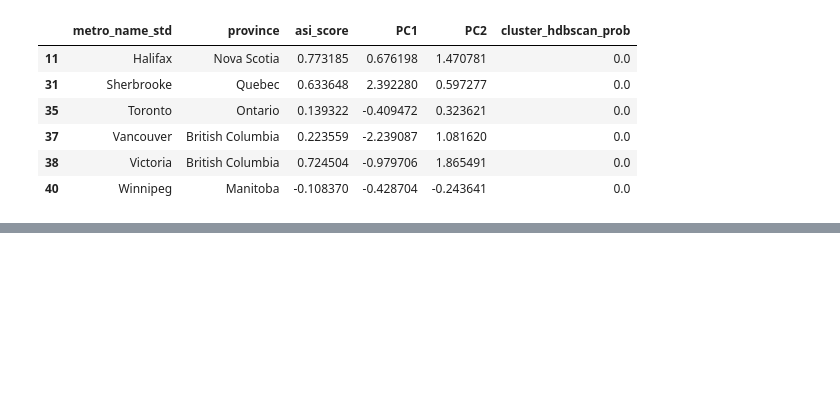
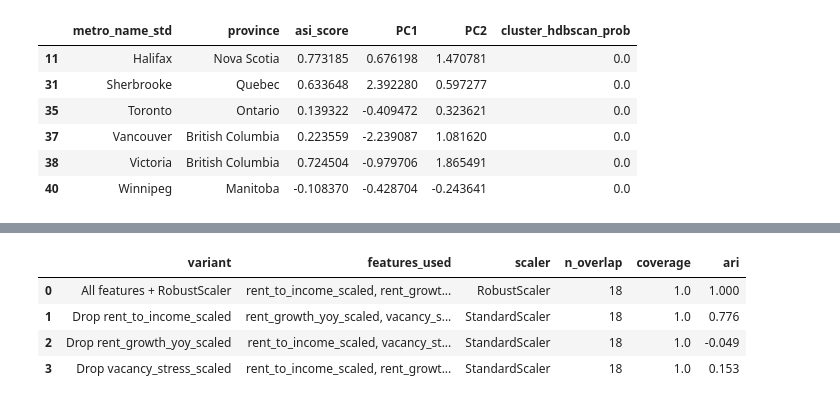
Before and after one commit to ajharris/housing-affordability, a Jupyter notebook: notebooks/06_clustering.ipynb, the cells around one changed output, grey strips where cells are left out. Cells and saved outputs as stored; diff of their text form; code cells hidden in the pictures; blank space fills up the shorter version.

```diff
--- a/notebooks/06_clustering.ipynb
+++ b/notebooks/06_clustering.ipynb
@@ -541,0 +551,56 @@ else:
+# %%
+def evaluate_variant(feature_subset, scaler_cls, variant_name):
+    variant_df = df.dropna(subset=feature_subset).copy()
+    scaler = scaler_cls()
+    X_variant = scaler.fit_transform(variant_df[feature_subset])
+    pca_variant = PCA(n_components=min(3, X_variant.shape[1]))
+    pcs_variant = pca_variant.fit_transform(X_variant)
+
+    model = KMeans(n_clusters=final_k, random_state=42, n_init=50)
+    variant_labels = model.fit_predict(pcs_variant)
+    variant_df["cluster_variant"] = variant_labels
+
+    overlap = variant_df.merge(
+        complete[["metro_id", "cluster_kmeans"]],
+        on="metro_id",
+        how="inner",
+    )
+
+    ari = np.nan
+    if len(overlap) >= 2:
+        ari = adjusted_rand_score(overlap["cluster_kmeans"], overlap["cluster_variant"])
+
+    coverage = len(overlap) / len(complete) if len(complete) else np.nan
+
+    return {
+        "variant": variant_name,
+        "features_used": ", ".join(feature_subset),
+        "scaler": scaler_cls.__name__,
+        "n_overlap": int(len(overlap)),
+        "coverage": None if np.isnan(coverage) else round(float(coverage), 3),
+        "ari": None if np.isnan(ari) else round(float(ari), 3),
+    }
+
+
+sensitivity_records = []
+
+# 1) Alternate scaler (RobustScaler)
+sensitivity_records.append(
+    evaluate_variant(feature_cols, RobustScaler, "All features + RobustScaler")
+)
+
+# 2) Leave-one-feature-out tests
+for col in feature_cols:
+    subset = [c for c in feature_cols if c != col]
+    sensitivity_records.append(
+        evaluate_variant(subset, StandardScaler, f"Drop {col}")
+    )
+
+sensitivity_results = pd.DataFrame(sensitivity_records)
+sensitivity_results
+# %% [output]
+|  | variant | features_used | scaler | n_overlap | coverage | ari |
+| 0 | All features + RobustScaler | rent_to_income_scaled, rent_growt... | RobustScaler | 18 | 1.0 | 1.000 |
+| 1 | Drop rent_to_income_scaled | rent_growth_yoy_scaled, vacancy_s... | StandardScaler | 18 | 1.0 | 0.776 |
+| 2 | Drop rent_growth_yoy_scaled | rent_to_income_scaled, vacancy_st... | StandardScaler | 18 | 1.0 | -0.049 |
+| 3 | Drop vacancy_stress_scaled | rent_to_income_scaled, rent_growt... | StandardScaler | 18 | 1.0 | 0.153 |
```
Also changed, not shown: parts of 4 cells of this notebook.
